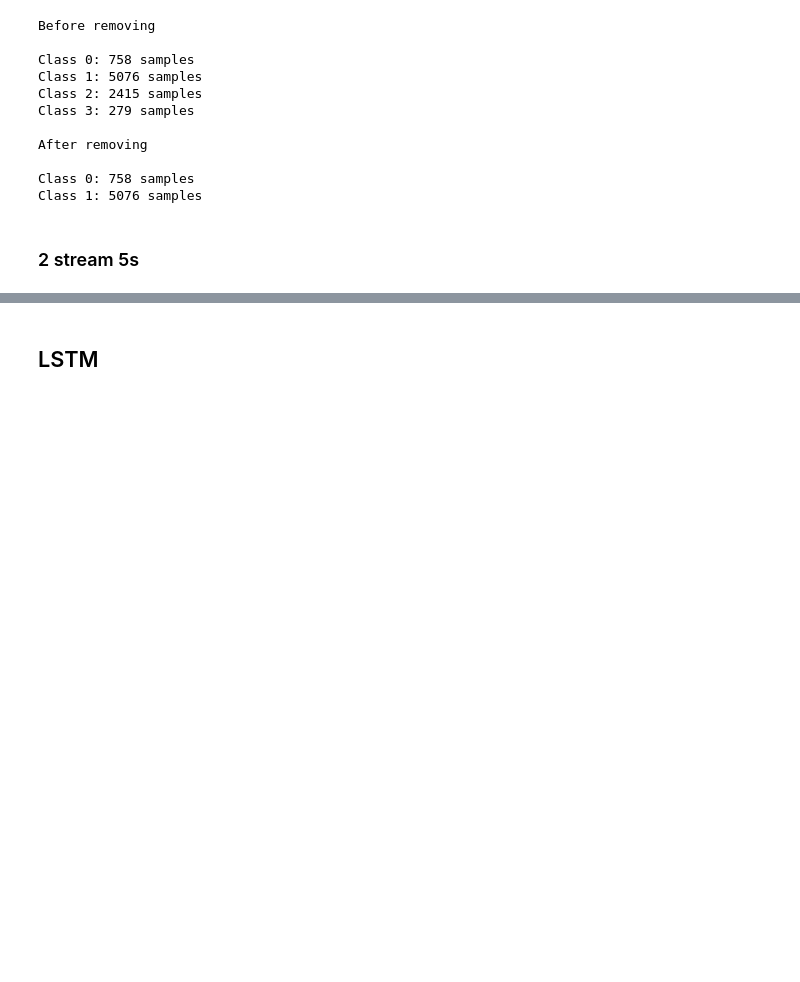
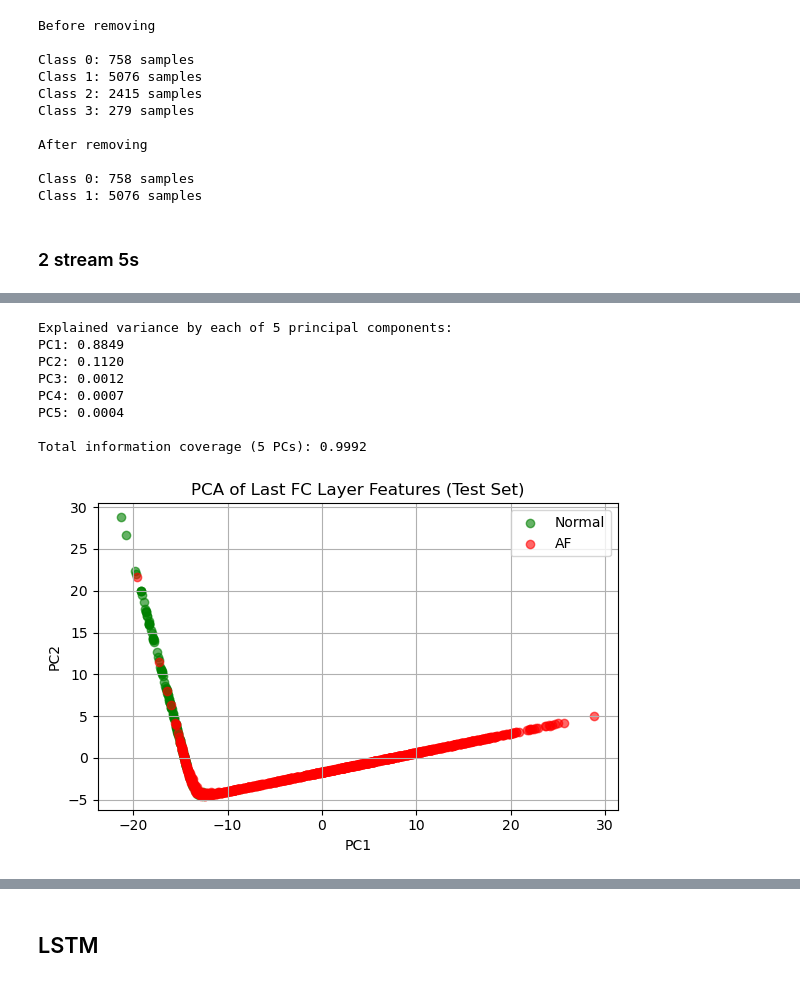
Before and after one commit to nihad-hh/ecg_classification, a Jupyter notebook: src/ml_pipeline.ipynb, the cells around one changed output, grey strips where cells are left out. Cells and saved outputs as stored; diff of their text form; code cells hidden in the pictures; blank space fills up the shorter version.

```diff
--- a/src/ml_pipeline.ipynb
+++ b/src/ml_pipeline.ipynb
@@ -769,16 +789,0 @@ KeyboardInterrupt:
-# %%
-signals_flat_norm = normalize_to_minus1_1(signals_flat)
-
-padded_signals_flat = tf.keras.utils.pad_sequences(signals_flat_norm, padding="post", dtype="float32")
-
-X = padded_signals_flat
-y = load_labels()
-
-X, y = remove_extra_classes(X, y)
-# X, y = RandomOverSampler().fit_resample(X, y)
-
-X_train, X_test, y_train, y_test = sklearn.model_selection.train_test_split(
-    X, y, test_size=0.33, random_state=42)
-
-y_train = to_categorical(y_train, num_classes=4)
-y_test = to_categorical(y_test, num_classes=4)
@@ -849,0 +793,50 @@ Class 1: Sensitivity = 0.9958, Specificity = 0.0113
+# %%
+import numpy as np
+from sklearn.decomposition import PCA
+import matplotlib.pyplot as plt
+from tensorflow.keras.models import Model
+
+# Step 1: Extract output of last FC layer (before sigmoid)
+feature_layer = model.layers[-2].output
+feature_extractor = Model(inputs=model.input, outputs=feature_layer)
+
+# Step 2: Get features for entire test set
+features = feature_extractor.predict(X_test, verbose=0)  # Shape (N, D)
+
+# Step 3: Apply PCA to reduce to 5 components
+pca = PCA(n_components=5)
+reduced_features = pca.fit_transform(features)
+
+# Step 4: Print explained variance
+explained_variance = pca.explained_variance_ratio_
+cumulative_variance = np.sum(explained_variance)
+
+print("Explained variance by each of 5 principal components:")
+for i, ratio in enumerate(explained_variance, start=1):
+    print(f"PC{i}: {ratio:.4f}")
+
+print(f"\nTotal information coverage (5 PCs): {cumulative_variance:.4f}")
+
+# Step 5: Optional 2D scatter plot for PC1 vs PC2
+plt.figure(figsize=(6, 4))
+plt.scatter(reduced_features[y_test == 0, 0], reduced_features[y_test == 0, 1],
+            label="Normal", alpha=0.6, color="green")
+plt.scatter(reduced_features[y_test == 1, 0], reduced_features[y_test == 1, 1],
+            label="AF", alpha=0.6, color="red")
+plt.xlabel("PC1")
+plt.ylabel("PC2")
+plt.title("PCA of Last FC Layer Features (Test Set)")
+plt.legend()
+plt.grid(True)
+plt.tight_layout()
+plt.show()
+# %% [output]
+Explained variance by each of 5 principal components:
+PC1: 0.8849
+PC2: 0.1120
+PC3: 0.0012
+PC4: 0.0007
+PC5: 0.0004
+
+Total information coverage (5 PCs): 0.9992
+[figure, added]
```
Also changed, not shown: parts of 34 cells of this notebook.
